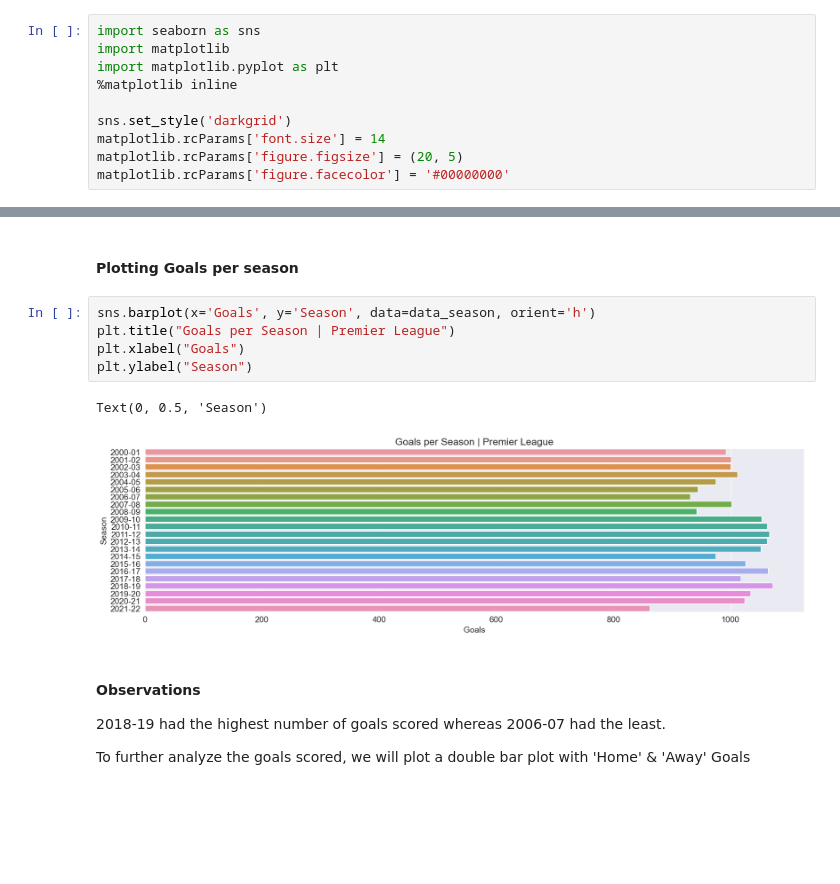
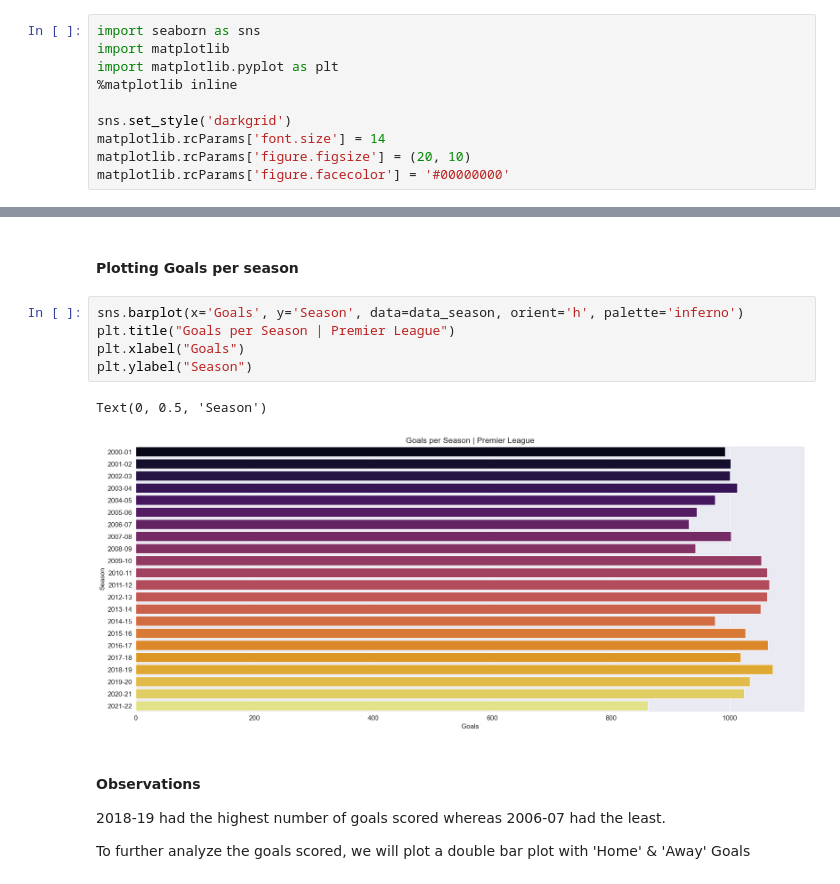
Before and after one commit to Akshay-R01/EDA-Premier-League, a Jupyter notebook: main.ipynb, the cells around one changed output, grey strips where cells are left out. Saved outputs shown, nothing was run; the diff lists cells and outputs as text; blank space fills up the shorter version.

Commit message:
updated plots folder

```diff
--- a/main.ipynb
+++ b/main.ipynb
@@ -187,20 +187,20 @@ import matplotlib.pyplot as plt
 
 sns.set_style('darkgrid')
 matplotlib.rcParams['font.size'] = 14
-matplotlib.rcParams['figure.figsize'] = (20, 5)
+matplotlib.rcParams['figure.figsize'] = (20, 10)
 matplotlib.rcParams['figure.facecolor'] = '#00000000'
 # %%
 data_season = data_by_season.reset_index()
 # %% [markdown]
 #### Plotting Goals per season
 # %%
-sns.barplot(x='Goals', y='Season', data=data_season, orient='h')
+sns.barplot(x='Goals', y='Season', data=data_season, orient='h', palette='inferno')
 plt.title("Goals per Season | Premier League")
 plt.xlabel("Goals")
 plt.ylabel("Season")
 # %% [output]
 Text(0, 0.5, 'Season')
-[figure, old version]
+[figure, new version]
 # %% [markdown]
 #### Observations
 
```
Also changed, not shown: parts of 8 cells of this notebook, 12 other files.
